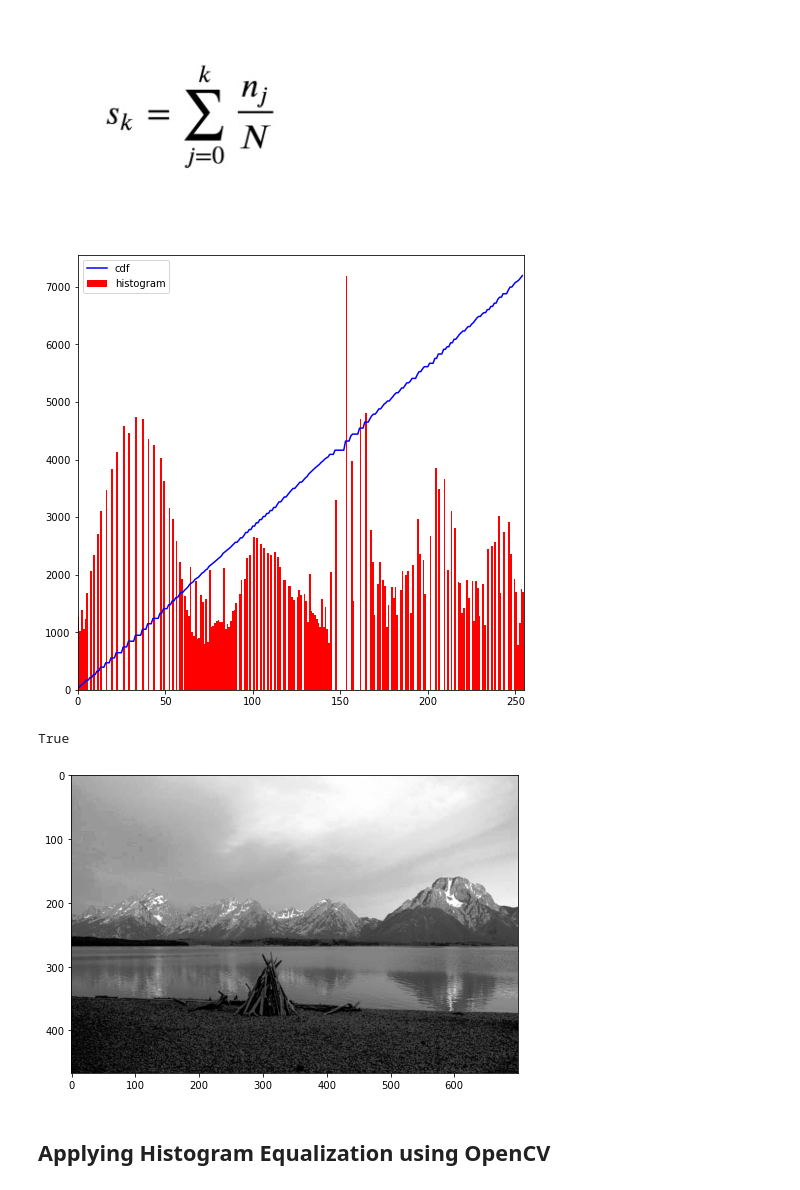
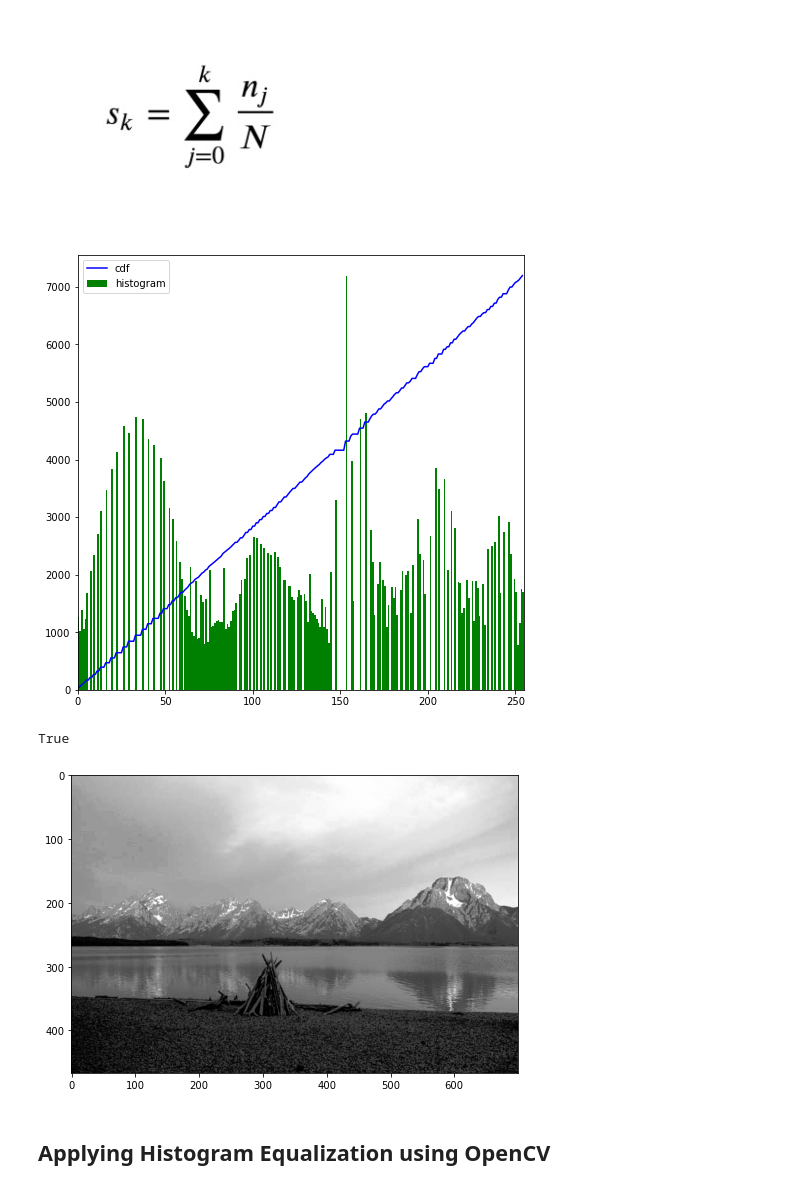
Before and after one commit to rjPajaro/Pattern-Recognition-Projects, a Jupyter notebook: CLAHE/CLAHE_demo.ipynb, the cells around one changed output. Cells and saved outputs as stored; diff of their text form; code cells hidden in the pictures.

```diff
--- a/CLAHE/CLAHE_demo.ipynb
+++ b/CLAHE/CLAHE_demo.ipynb
@@ -64,20 +64,20 @@ cdf = np.ma.filled(cdf_m,0).astype('uint8')
 # %%
 he_numpy_img = cdf[img]
 hist,bins = np.histogram(he_numpy_img.flatten(),255,[0,255])
 cdf = hist.cumsum()
 cdf_normalized = cdf * float(hist.max()) / cdf.max()
 
 plt.rcParams["figure.figsize"] = (8,8)
 plt.plot(cdf_normalized, color='b')
-plt.hist(he_numpy_img.flatten(),255,[0,255],color='r')
+plt.hist(he_numpy_img.flatten(),255,[0,255],color='g')
 plt.xlim([0,255])
 plt.legend(('cdf','histogram'),loc='upper left')
 plt.show()
 plt.imshow(he_numpy_img, cmap='gray')
 
 cv.imwrite('he_samp.jpg',he_numpy_img) #saves image with HE applied
 # %% [output]
-[figure, old version]
+[figure, new version]
 True
 [figure]
 # %% [markdown]
```
Also changed, not shown: parts of 1 cell of this notebook, 2 other files.
